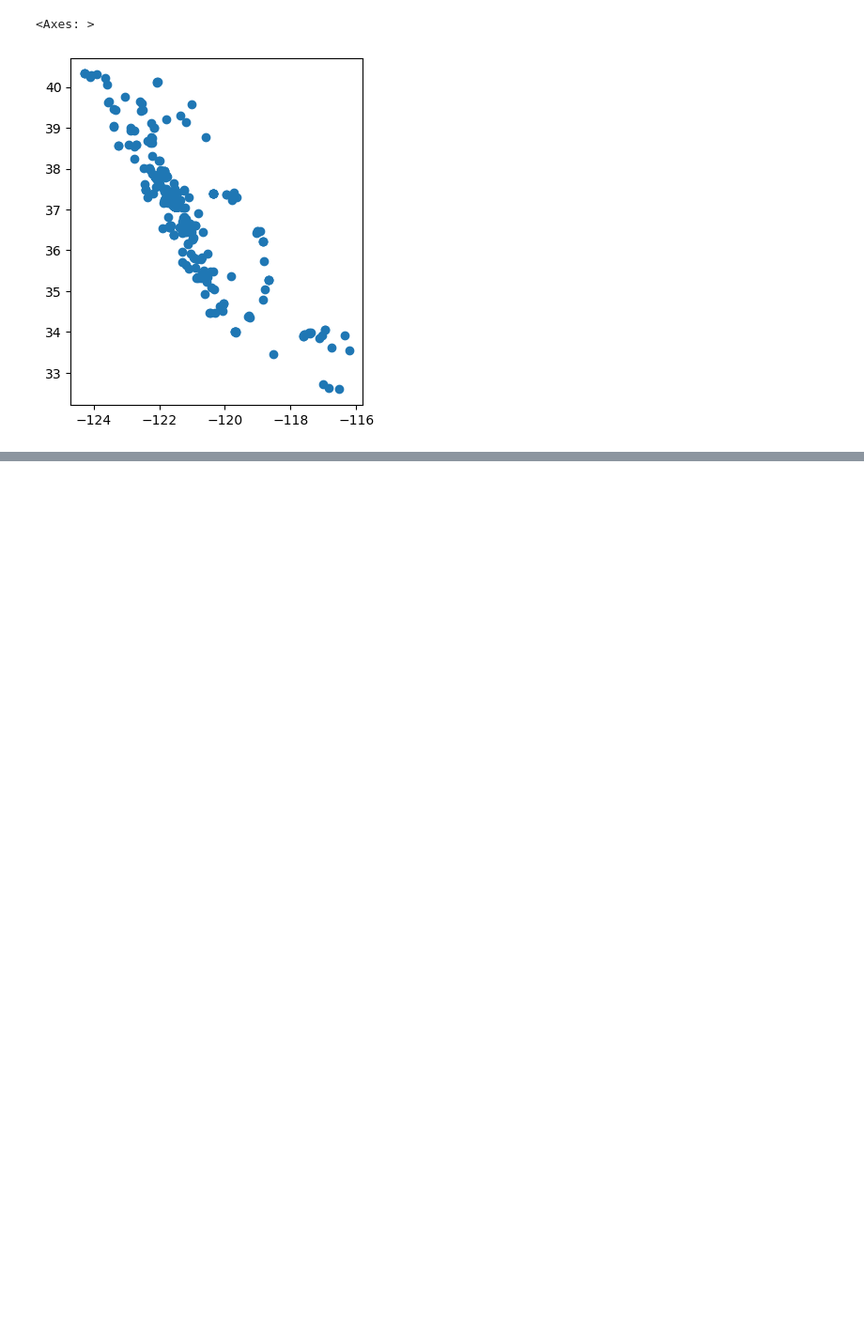
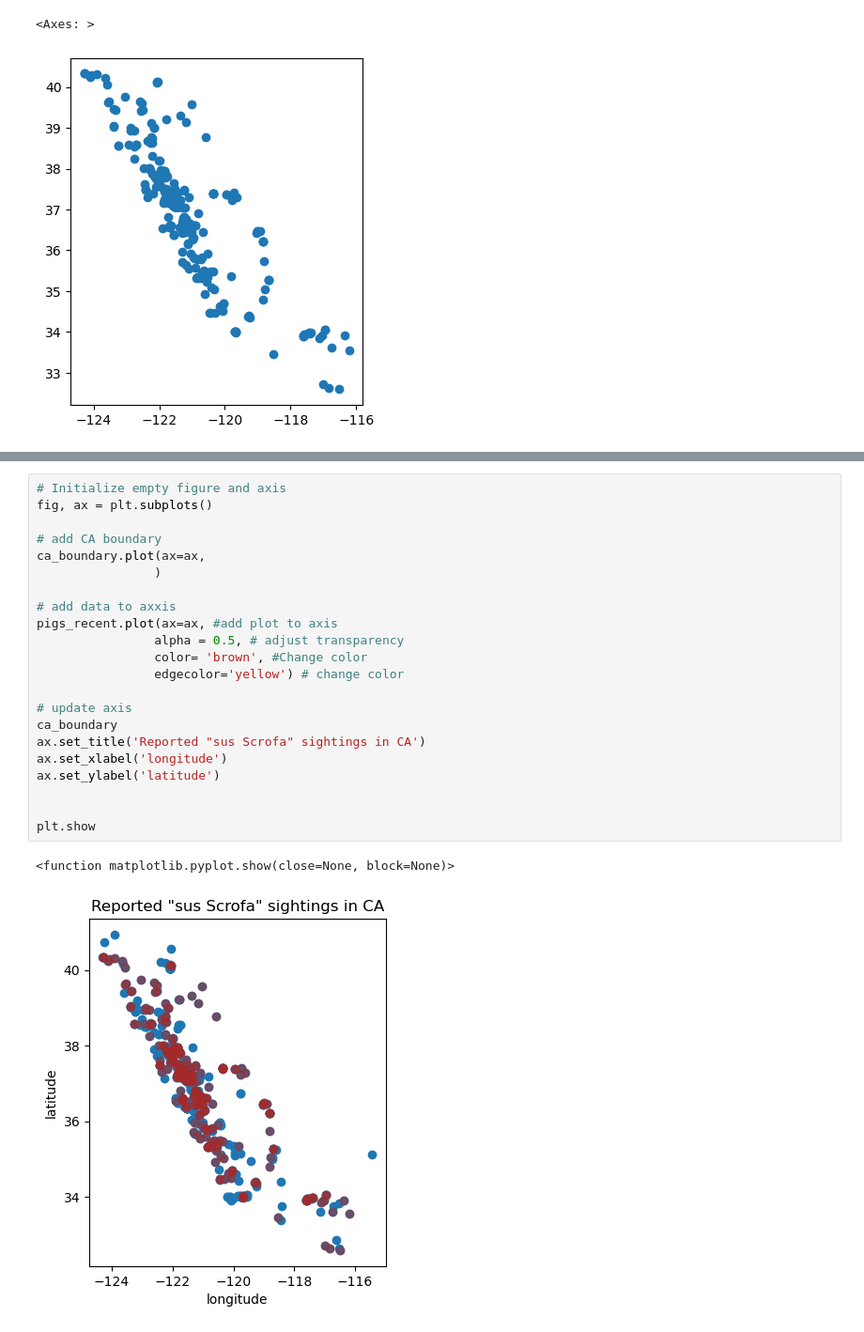
Before and after one commit to SRKads1998/eds220-2025-in-class, a Jupyter notebook: week4-geopandas.ipynb, the cells around one changed output, grey strips where cells are left out. Shown: that part at 94% size. Drawn from its saved outputs; the diff is of its cells as text; blank space fills up the shorter version.

```diff
--- a/week4-geopandas.ipynb
+++ b/week4-geopandas.ipynb
@@ -169,0 +216,25 @@ pigs_recent.plot()
+# %%
+# Initialize empty figure and axis
+fig, ax = plt.subplots()
+
+# add CA boundary
+ca_boundary.plot(ax=ax,
+                )
+
+# add data to axxis
+pigs_recent.plot(ax=ax, #add plot to axis
+                alpha = 0.5, # adjust transparency
+                color= 'brown', #Change color
+                edgecolor='yellow') # change color
+
+# update axis
+ca_boundary
+ax.set_title('Reported "sus Scrofa" sightings in CA')
+ax.set_xlabel('longitude')
+ax.set_ylabel('latitude')
+
+
+plt.show
+# %% [output]
+<function matplotlib.pyplot.show(close=None, block=None)>
+[figure, added]
```
Also changed, not shown: parts of 6 cells of this notebook.
